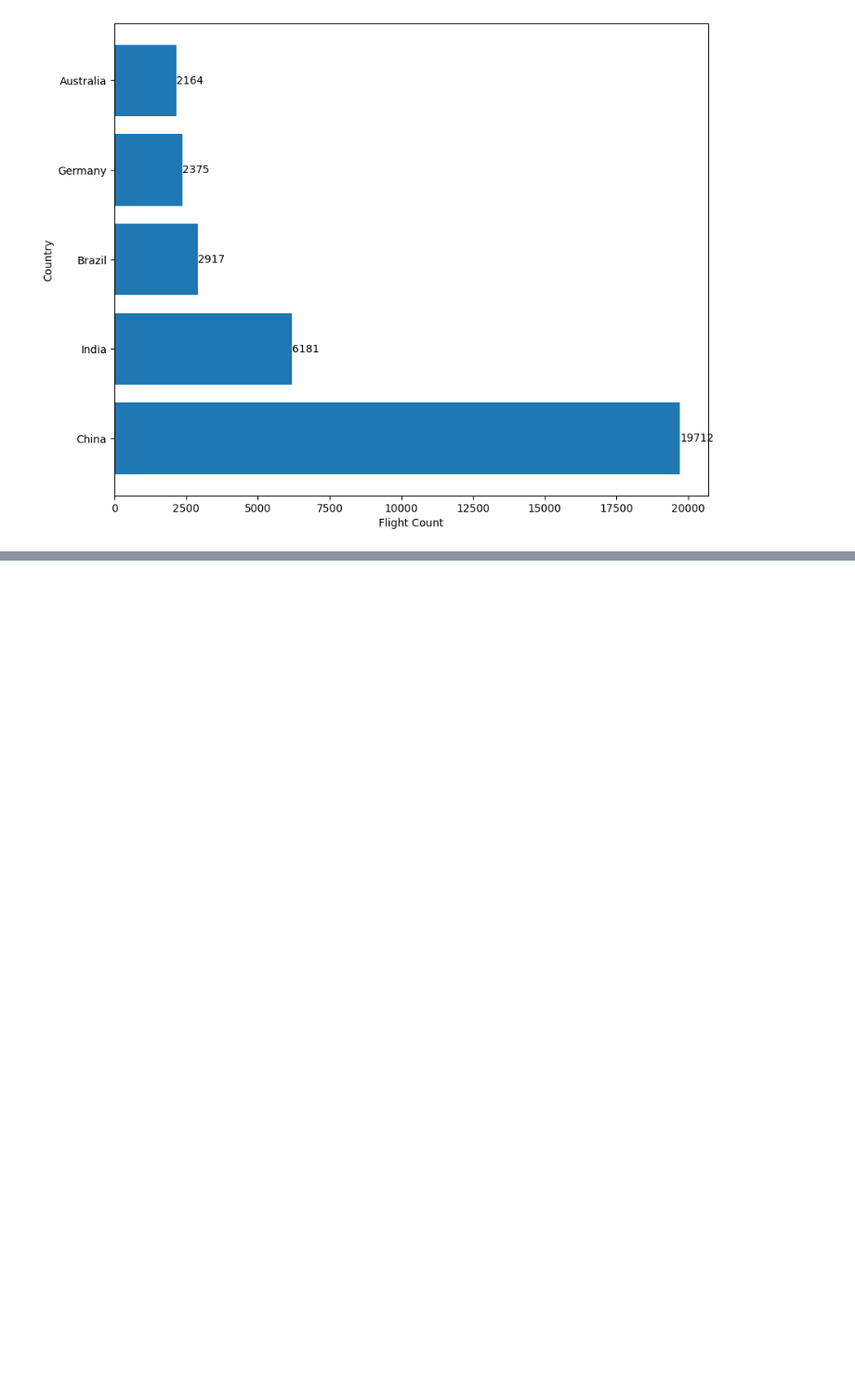
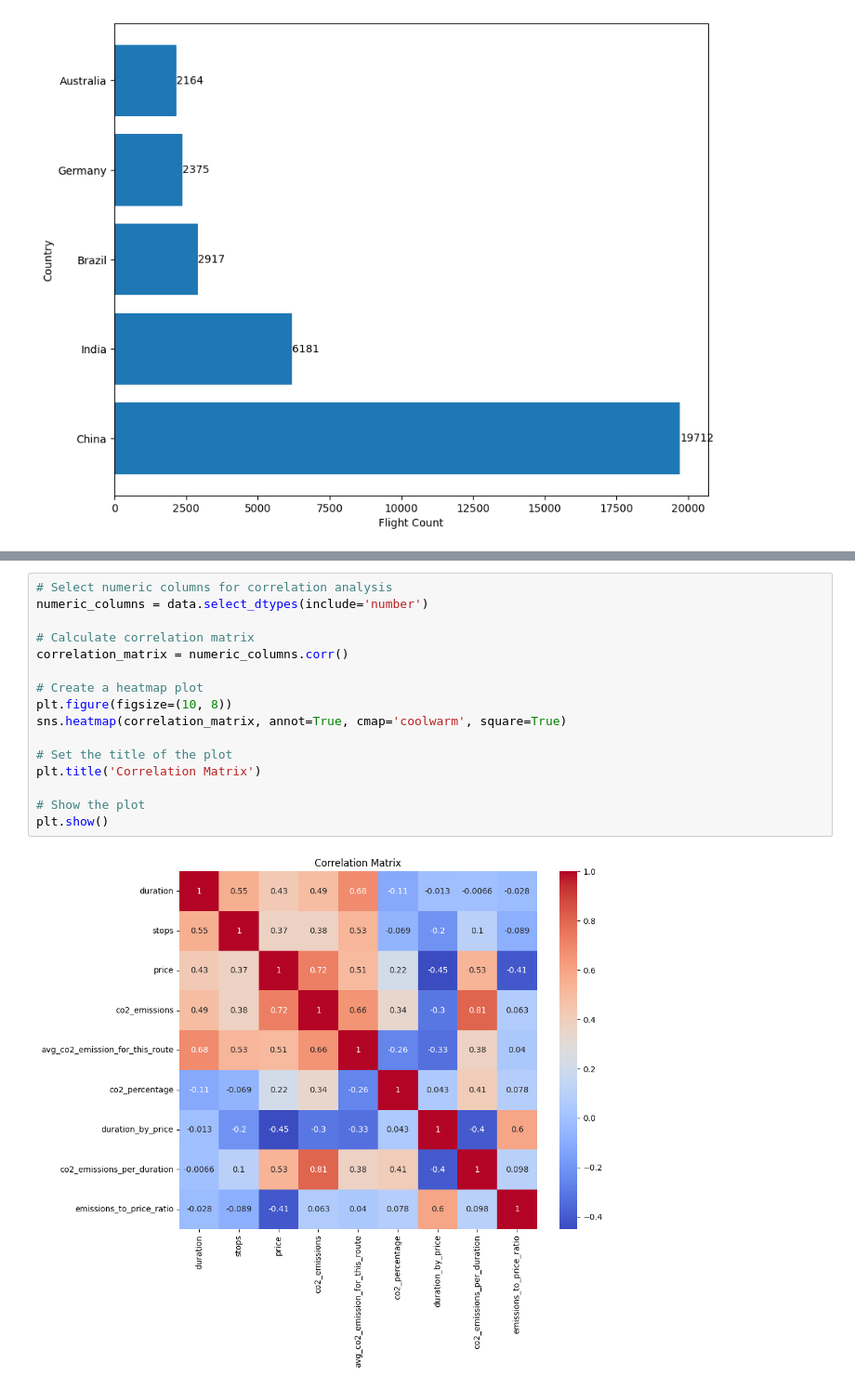
Before and after one commit to firatcell/flight_tickets_final_bootcamp_project, a Jupyter notebook: notebooks/EDA.ipynb, the cells around one changed output, grey strips where cells are left out. Shown at 93% size. Drawn from its saved outputs; the diff is of its cells as text; blank space fills up the shorter version.

```diff
--- a/notebooks/EDA.ipynb
+++ b/notebooks/EDA.ipynb
@@ -503,0 +663,18 @@ Name: price, dtype: float64
+# %%
+# Select numeric columns for correlation analysis
+numeric_columns = data.select_dtypes(include='number')
+
+# Calculate correlation matrix
+correlation_matrix = numeric_columns.corr()
+
+# Create a heatmap plot
+plt.figure(figsize=(10, 8))
+sns.heatmap(correlation_matrix, annot=True, cmap='coolwarm', square=True)
+
+# Set the title of the plot
+plt.title('Correlation Matrix')
+
+# Show the plot
+plt.show()
+# %% [output]
+[figure, added]
```
Also changed, not shown: parts of 25 cells of this notebook.
